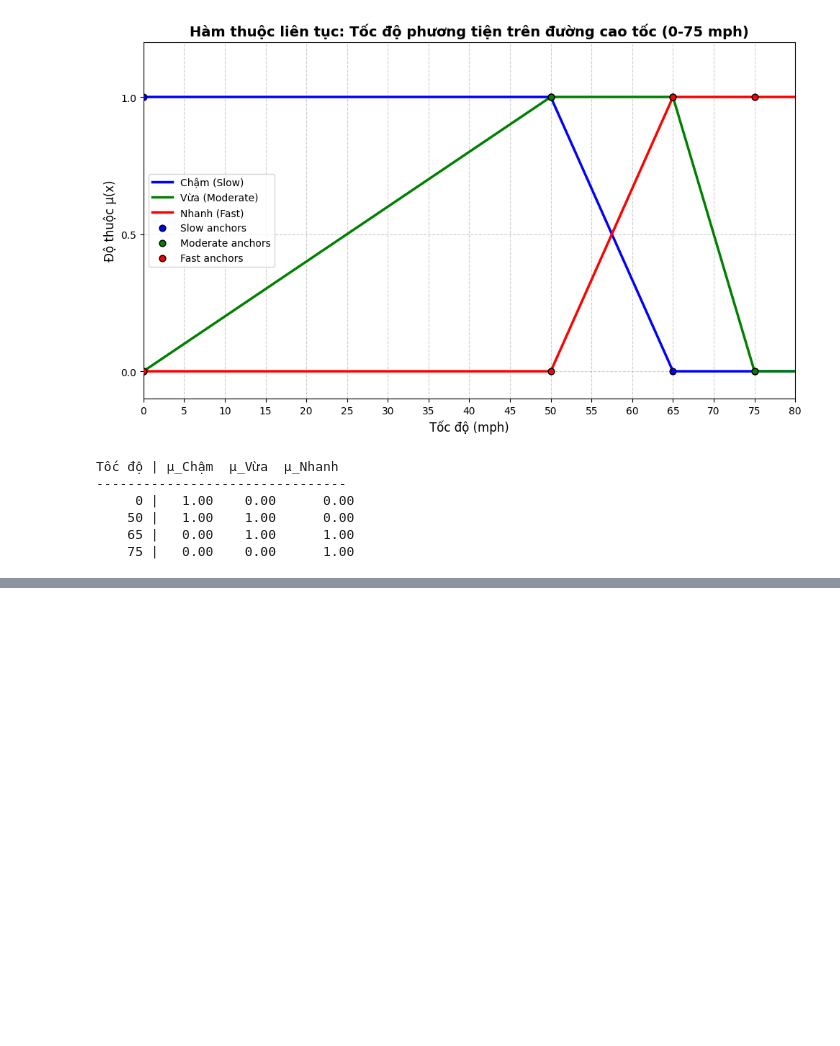
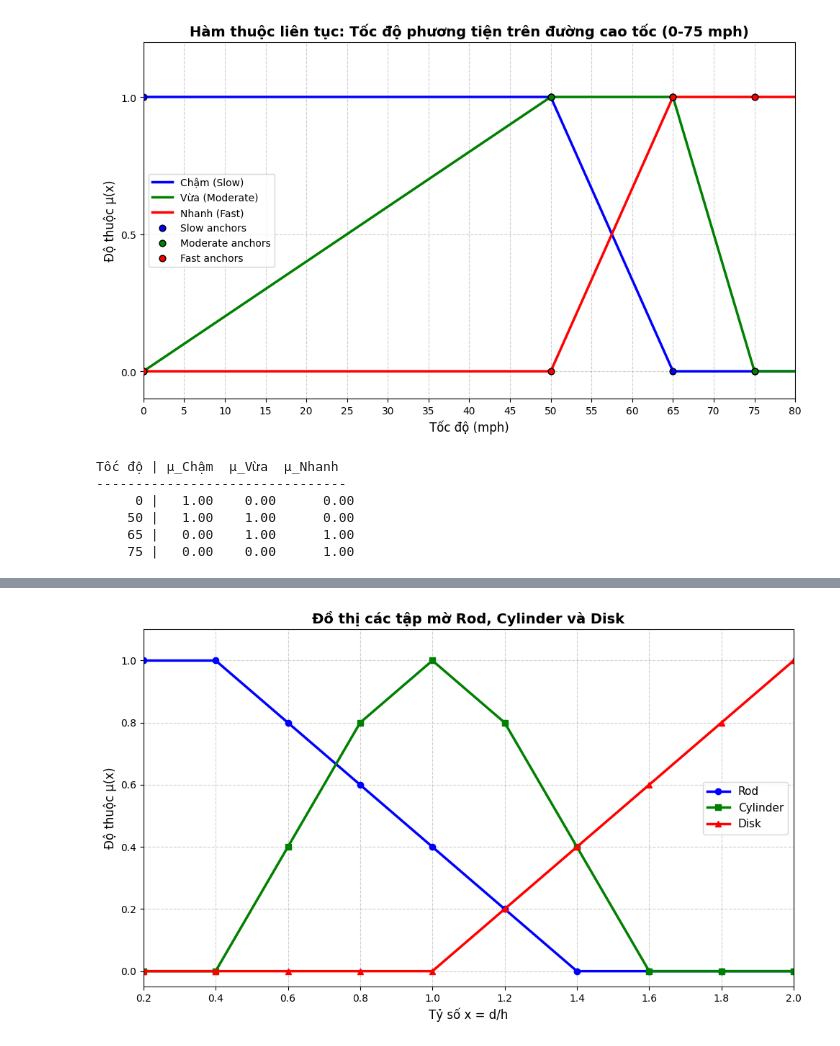
Before and after one commit to HuyLuong2002/sgu26_fuzzy_logic_app, a Jupyter notebook: Bai01/BaiTap1.ipynb, the cells around one changed output, grey strips where cells are left out. Drawn from its saved outputs; the diff is of its cells as text; code cells hidden in the pictures; blank space fills up the shorter version.

```diff
--- a/Bai01/BaiTap1.ipynb
+++ b/Bai01/BaiTap1.ipynb
@@ -154,3 +236,82 @@ Tháng | μ_đông | μ_hè
   10   |  0.00  |  1.00
   11   |  0.00  |  1.00
   12   |  0.00  |  1.00
+# %%
+import numpy as np
+import matplotlib.pyplot as plt
+
+# ====== Không gian nền X ======
+X = np.array([0.2, 0.4, 0.6, 0.8, 1.0,
+              1.2, 1.4, 1.6, 1.8, 2.0])
+
+# ====== Các tập mờ ======
+
+# Rod
+mu_Rod = np.array([1.0, 1.0, 0.8, 0.6, 0.4,
+                   0.2, 0.0, 0.0, 0.0, 0.0])
+
+# Cylinder
+mu_Cylinder = np.array([0.0, 0.0, 0.4, 0.8, 1.0,
+                        0.8, 0.4, 0.0, 0.0, 0.0])
+
+# Disk
+mu_Disk = np.array([0.0, 0.0, 0.0, 0.0, 0.0,
+                    0.2, 0.4, 0.6, 0.8, 1.0])
+
+# ====== Vẽ đồ thị ======
+plt.figure(figsize=(10, 6))
+
+# Vẽ từng tập mờ
+plt.plot(X, mu_Rod,
+         marker='o',
+         linewidth=2.5,
+         color='blue',
+         label='Rod')
+
+plt.plot(X, mu_Cylinder,
+         marker='s',
+         linewidth=2.5,
+         color='green',
+         label='Cylinder')
+
+plt.plot(X, mu_Disk,
+         marker='^',
+         linewidth=2.5,
+         color='red',
+         label='Disk')
+
+# ====== Trang trí đồ thị ======
+plt.title(
+    "Đồ thị các tập mờ Rod, Cylinder và Disk",
+    fontsize=14,
+    fontweight="bold"
+)
+
+plt.xlabel("Tỷ số x = d/h", fontsize=12)
+plt.ylabel("Độ thuộc μ(x)", fontsize=12)
+
+plt.xticks(X)
+plt.yticks([0, 0.2, 0.4, 0.6, 0.8, 1.0])
+
+plt.xlim(0.2, 2.0)
+plt.ylim(-0.05, 1.1)
+
+plt.grid(True, linestyle='--', alpha=0.6)
+plt.legend(fontsize=11)
+
+plt.tight_layout()
+
+# Lưu ảnh
+plt.savefig("anh3.png", dpi=300)
+
+# Hiển thị
+plt.show()
+
+# ====== In bảng giá trị ======
+print("   x   | μ_Rod  μ_Cylinder  μ_Disk")
+print("------------------------------------")
+
+for x, r, c, d in zip(X, mu_Rod, mu_Cylinder, mu_Disk):
+    print(f"{x:>5.1f} | {r:>5.1f}      {c:>5.1f}       {d:>5.1f}")
+# %% [output]
+[figure, added]
```
Also changed, not shown: parts of 3 cells of this notebook, 11 other files.
